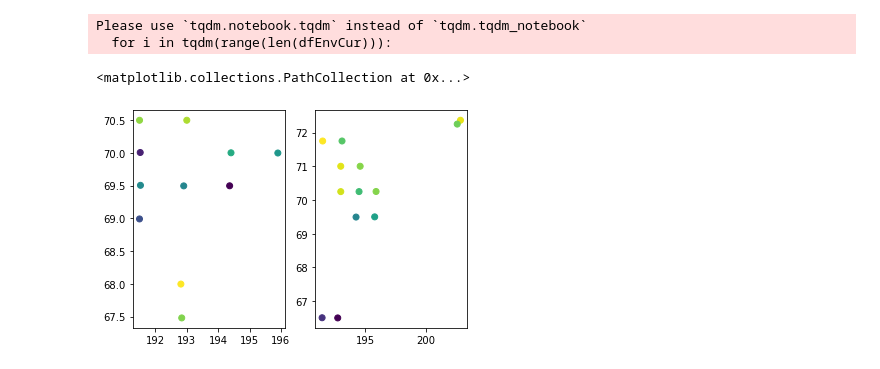
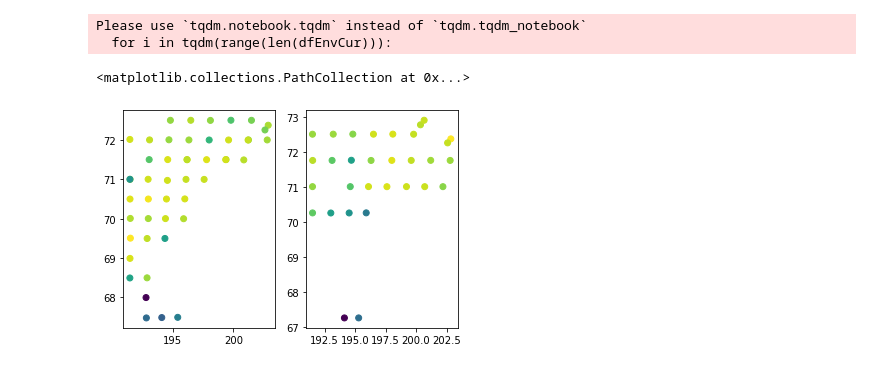
Before and after one commit to leviner/ChukchiTimeSeries, a Jupyter notebook: code/catchAnalysis/ctdMatching.ipynb, the cells around one changed output. Cells and saved outputs as stored; diff of their text form; code cells hidden in the pictures.

Commit message:
new surface TS plot

```diff
--- a/code/catchAnalysis/ctdMatching.ipynb
+++ b/code/catchAnalysis/ctdMatching.ipynb
@@ -116,8 +116,8 @@ dfStat2019 = dfStat[dfStat.time.dt.year == 2019]
 # %%
 import matplotlib.pyplot as plt
 fig, [ax1,ax2] = plt.subplots(1,2)
-ax1.scatter(dfStat2017.longitude, dfStat2017.latitude, c=np.log(dfStat2017.meanPcod))
-ax2.scatter(dfStat2019.longitude, dfStat2019.latitude, c=np.log(dfStat2019.meanPcod))
+ax1.scatter(dfStat2017.longitude, dfStat2017.latitude, c=np.log(dfStat2017.meanAcod))
+ax2.scatter(dfStat2019.longitude, dfStat2019.latitude, c=np.log(dfStat2019.meanAcod))
 # %% [output]
 <matplotlib.collections.PathCollection at 0x...>
-[figure, old version]
+[figure, new version]
```
Also changed, not shown: parts of 5 cells of this notebook.
